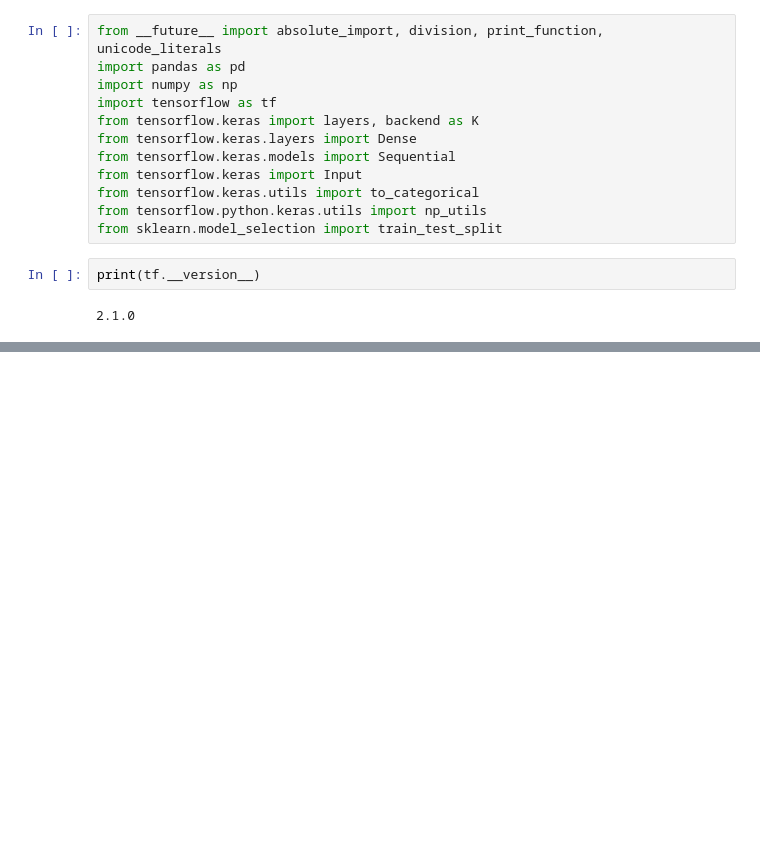
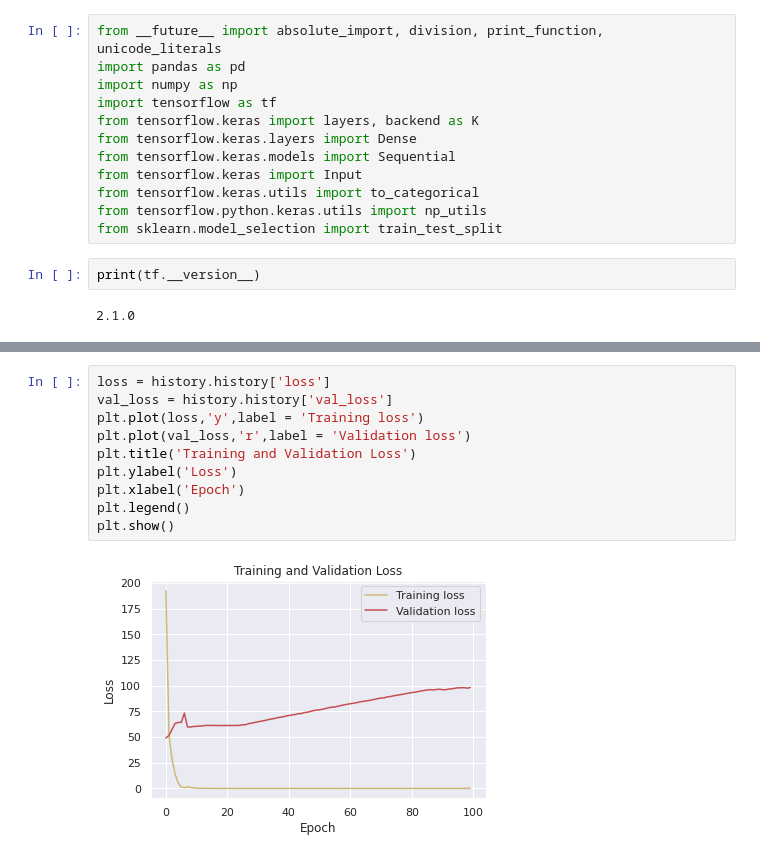
Before and after one commit to jefrnm/contoh, a Jupyter notebook: ANN&TENSOR.ipynb, the cells around one changed output, grey strips where cells are left out. Drawn from its saved outputs; the diff is of its cells as text; blank space fills up the shorter version.

```diff
--- a/ANN&TENSOR.ipynb
+++ b/ANN&TENSOR.ipynb
@@ -168,0 +189,12 @@ model.evaluate(x_test_1, y_test_1)
+# %%
+loss = history.history['loss']
+val_loss = history.history['val_loss']
+plt.plot(loss,'y',label = 'Training loss')
+plt.plot(val_loss,'r',label = 'Validation loss')
+plt.title('Training and Validation Loss')
+plt.ylabel('Loss')
+plt.xlabel('Epoch')
+plt.legend()
+plt.show()
+# %% [output]
+[figure, added]
```
Also changed, not shown: parts of 28 cells of this notebook.
